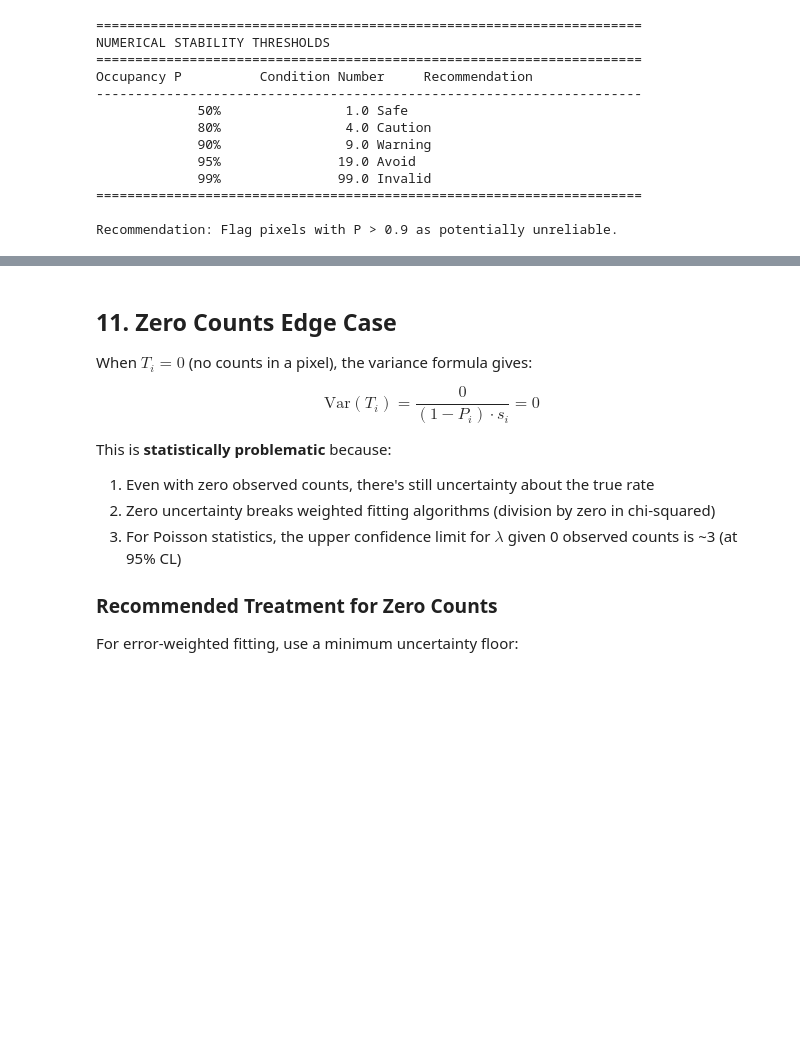
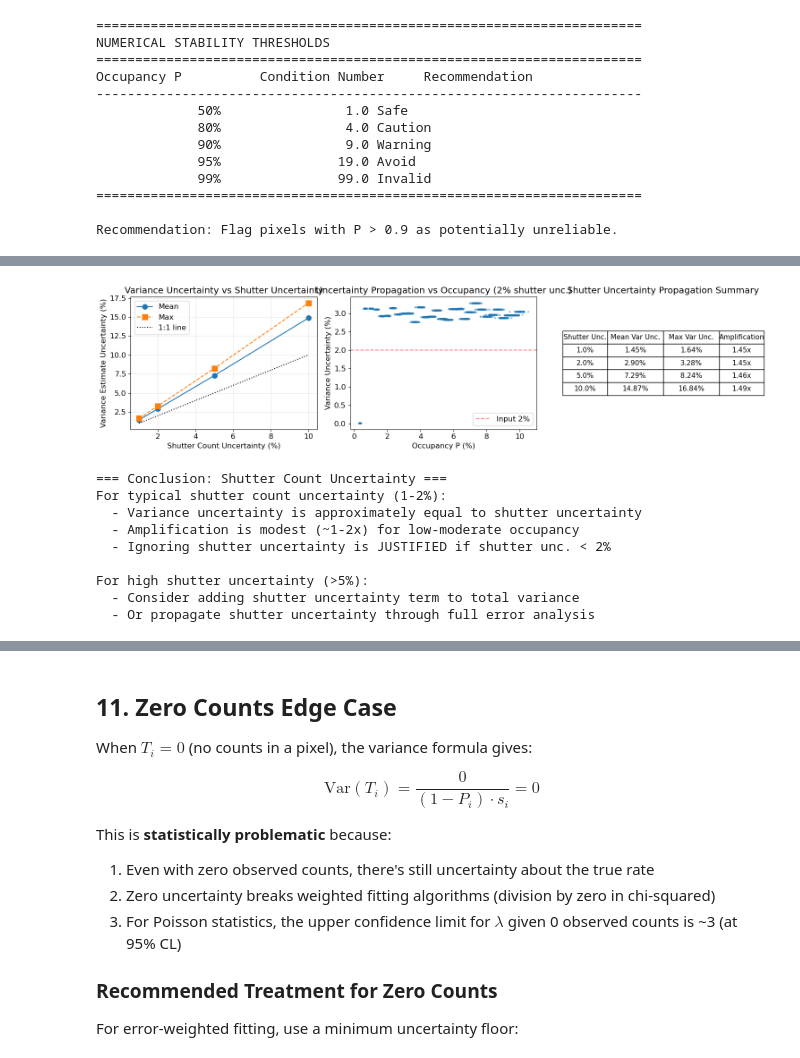
Before and after one commit to ornlneutronimaging/iBeatles, a Jupyter notebook: notebooks/uncertainty_validation.ipynb, the cells around one changed output, grey strips where cells are left out. Drawn from its saved outputs; the diff is of its cells as text; code cells hidden in the pictures; blank space fills up the shorter version.

```diff
--- a/notebooks/uncertainty_validation.ipynb
+++ b/notebooks/uncertainty_validation.ipynb
@@ -1058,0 +1308,63 @@ Recommendation: Flag pixels with P > 0.9 as potentially unreliable.
+# %%
+# Visualize shutter uncertainty impact
+fig, axes = plt.subplots(1, 3, figsize=(15, 4))
+
+# Plot 1: Variance uncertainty vs shutter uncertainty
+mean_unc = [r['rel_var_uncertainty'].mean() * 100 for r in shutter_results]
+max_unc = [r['rel_var_uncertainty'].max() * 100 for r in shutter_results]
+axes[0].plot(shutter_uncertainties, mean_unc, 'o-', label='Mean', markersize=8)
+axes[0].plot(shutter_uncertainties, max_unc, 's--', label='Max', markersize=8)
+axes[0].plot(shutter_uncertainties, shutter_uncertainties, 'k:', label='1:1 line')
+axes[0].set_xlabel('Shutter Count Uncertainty (%)')
+axes[0].set_ylabel('Variance Estimate Uncertainty (%)')
+axes[0].set_title('Variance Uncertainty vs Shutter Uncertainty')
+axes[0].legend()
+axes[0].grid(True, alpha=0.3)
+
+# Plot 2: Uncertainty propagation vs occupancy (for 2% shutter uncertainty)
+result_2pct = shutter_results[1]  # 2% case
+axes[1].scatter(result_2pct['P_true'].flatten() * 100,
+                result_2pct['rel_var_uncertainty'].flatten() * 100,
+                alpha=0.3, s=5)
+axes[1].set_xlabel('Occupancy P (%)')
+axes[1].set_ylabel('Variance Uncertainty (%)')
+axes[1].set_title('Uncertainty Propagation vs Occupancy (2% shutter unc.)')
+axes[1].axhline(y=2, color='r', linestyle='--', alpha=0.5, label='Input 2%')
+axes[1].legend()
+
+# Plot 3: Summary table
+axes[2].axis('off')
+table_data = [['Shutter Unc.', 'Mean Var Unc.', 'Max Var Unc.', 'Amplification']]
+for i, unc in enumerate(shutter_uncertainties):
+    amp = mean_unc[i] / unc if unc > 0 else 0
+    table_data.append([f'{unc:.1f}%', f'{mean_unc[i]:.2f}%', f'{max_unc[i]:.2f}%', f'{amp:.2f}x'])
+
+table = axes[2].table(cellText=table_data, loc='center', cellLoc='center',
+                       colWidths=[0.2, 0.25, 0.25, 0.2])
+table.auto_set_font_size(False)
+table.set_fontsize(11)
+table.scale(1.2, 1.8)
+axes[2].set_title('Shutter Uncertainty Propagation Summary')
+
+plt.tight_layout()
+plt.show()
+
+print("\n=== Conclusion: Shutter Count Uncertainty ===")
+print("For typical shutter count uncertainty (1-2%):")
+print("  - Variance uncertainty is approximately equal to shutter uncertainty")
+print("  - Amplification is modest (~1-2x) for low-moderate occupancy")
+print("  - Ignoring shutter uncertainty is JUSTIFIED if shutter unc. < 2%")
+print("\nFor high shutter uncertainty (>5%):")
+print("  - Consider adding shutter uncertainty term to total variance")
+print("  - Or propagate shutter uncertainty through full error analysis")
+# %% [output]
+[figure, added]
+=== Conclusion: Shutter Count Uncertainty ===
+For typical shutter count uncertainty (1-2%):
+  - Variance uncertainty is approximately equal to shutter uncertainty
+  - Amplification is modest (~1-2x) for low-moderate occupancy
+  - Ignoring shutter uncertainty is JUSTIFIED if shutter unc. < 2%
+
+For high shutter uncertainty (>5%):
+  - Consider adding shutter uncertainty term to total variance
+  - Or propagate shutter uncertainty through full error analysis
```
Also changed, not shown: parts of 17 cells of this notebook.
